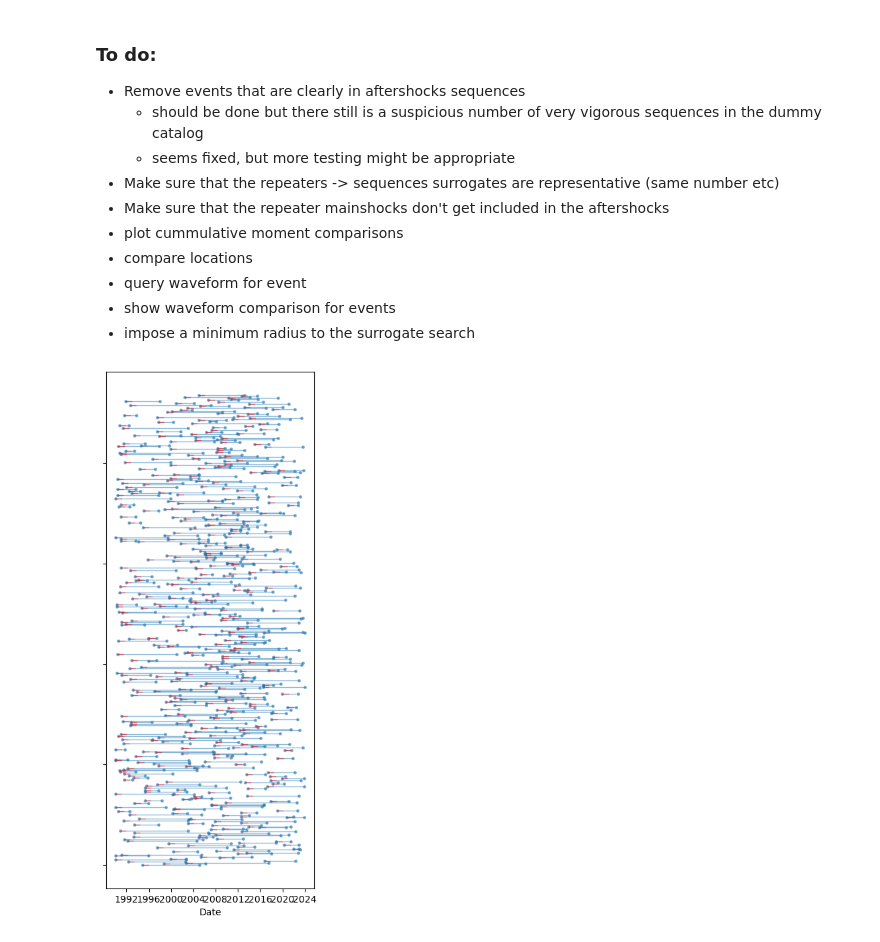
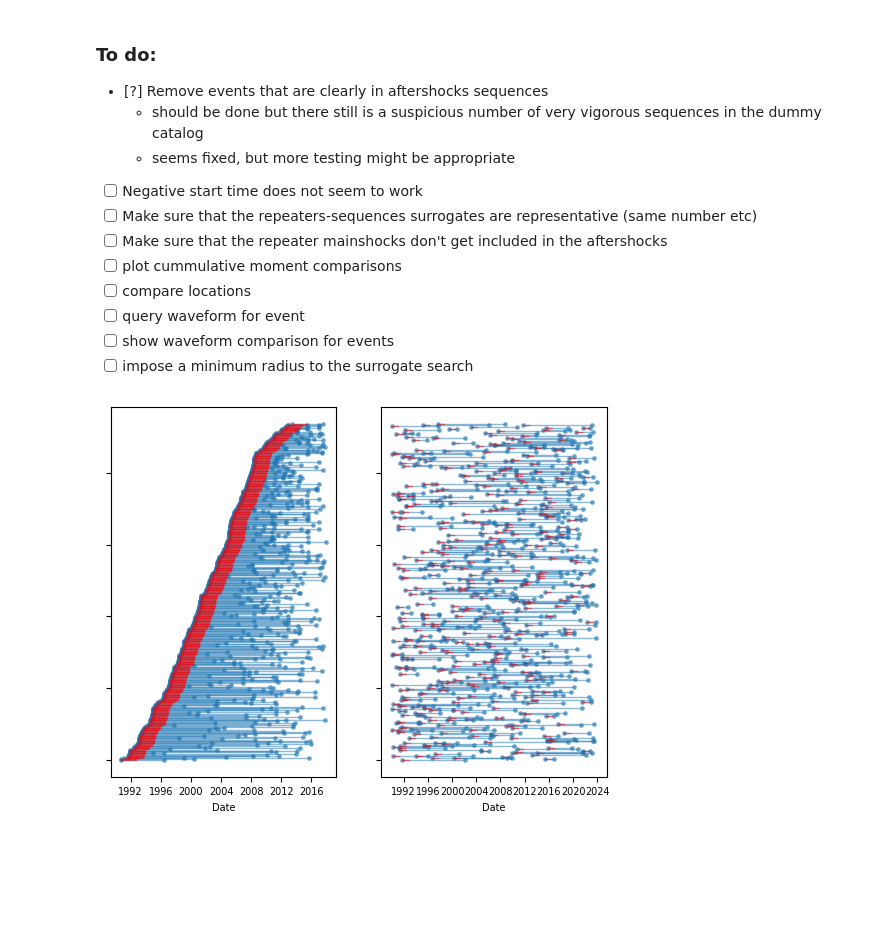
Before and after one commit to keliankaz/repeaters, a Jupyter notebook: repeaters_and_sequences.ipynb, the cells around one changed output. Cells and saved outputs as stored; diff of their text form; code cells hidden in the pictures; blank space fills up the shorter version.

```diff
--- a/repeaters_and_sequences.ipynb
+++ b/repeaters_and_sequences.ipynb
@@ -20,16 +20,17 @@ from research_util import add_lettering
 data_directory = Path('data/earthquake_catalogs/')
 # %% [markdown]
 ### To do:
-- Remove events that are clearly in aftershocks sequences
+- [?] Remove events that are clearly in aftershocks sequences
   - should be done but there still is a suspicious number of very vigorous sequences in the dummy catalog
   - seems fixed, but more testing might be appropriate
-- Make sure that the repeaters -> sequences surrogates are representative (same number etc)
-- Make sure that the repeater mainshocks don't get included in the aftershocks
-- plot cummulative moment comparisons
-- compare locations
-- query waveform for event
-- show waveform comparison for events
-- impose a minimum radius to the surrogate search
+- [ ] Negative start time does not seem to work
+- [ ] Make sure that the repeaters-sequences surrogates are representative (same number etc)
+- [ ] Make sure that the repeater mainshocks don't get included in the aftershocks
+- [ ] plot cummulative moment comparisons
+- [ ] compare locations
+- [ ] query waveform for event
+- [ ] show waveform comparison for events
+- [ ] impose a minimum radius to the surrogate search
 # %%
 earquake_metadata = {
     "starttime": '1990-01-01',
@@ -59,9 +60,11 @@ surrogate_config = dict(
 
 event_pairs = RepeaterCatalog(**pairs_config)
 dummy_event_pairs = event_pairs.create_surrogate_catalog(other_catalog=earthquakes, **surrogate_config)
-# %%
-dummy_event_pairs.plot_pairs()
-# %% [output]
-[figure, removed]
+# %%
+fig, AX = plt.subplots(1,2)
+event_pairs.plot_pairs(ax=AX[0])
+dummy_event_pairs.plot_pairs(ax=AX[1])
+# %% [output]
+[figure, added]
 # %%
 sequence_config = dict(
```
Also changed, not shown: parts of 8 cells of this notebook, 1 other file.
